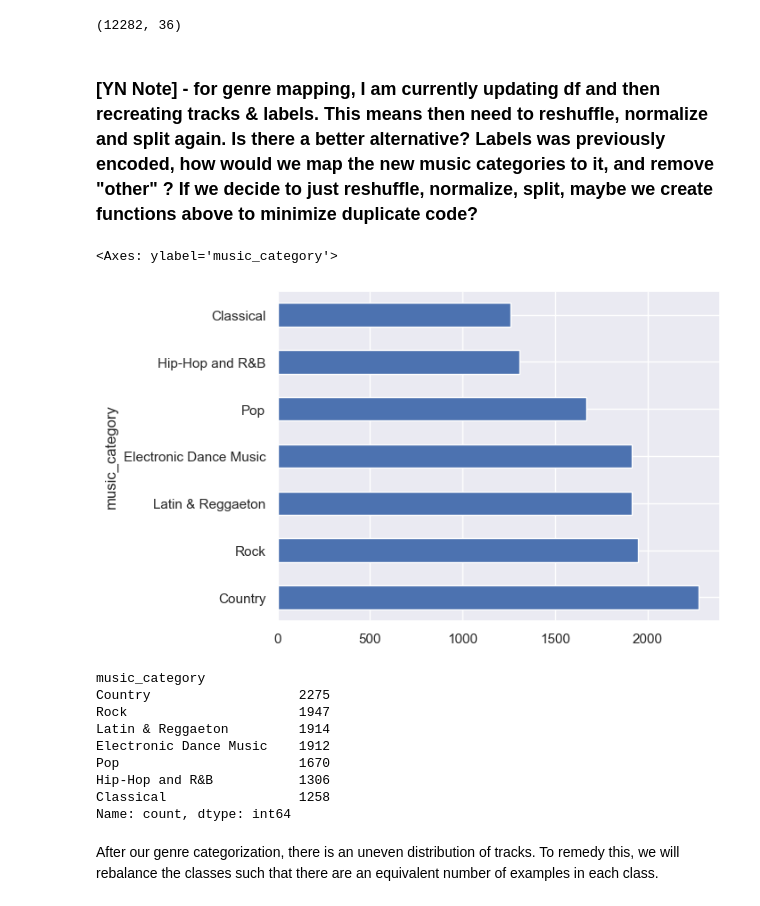
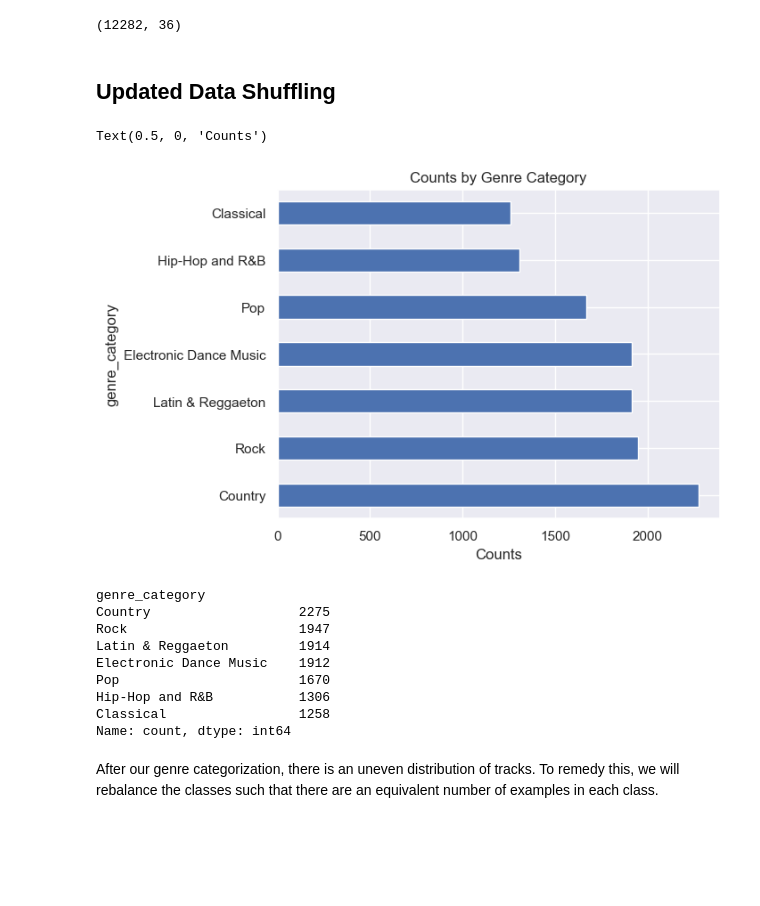
Before and after one commit to ynackash/genre-classification, a Jupyter notebook: main.ipynb, the cells around one changed output. Saved outputs shown, nothing was run; the diff lists cells and outputs as text; code cells hidden in the pictures; blank space fills up the shorter version.

```diff
--- a/main.ipynb
+++ b/main.ipynb
@@ -426,23 +443,25 @@ genre_to_category = {
 }
 
 # Map each track to a category
-df['music_category'] = df['track_genre'].apply(lambda x: genre_to_category.get(x, 'Other'))
+df['genre_category'] = df['track_genre'].apply(lambda x: genre_to_category.get(x, 'Other'))
 
-slim_df = df[df['music_category'] != 'Other']
+slim_df = df[df['genre_category'] != 'Other']
 slim_df.shape
 # %% [output]
 (12282, 36)
 # %% [markdown]
-### [YN Note] - for genre mapping, I am currently updating df and then recreating tracks & labels. This means then need to reshuffle, normalize and split again. Is there a better alternative? Labels was previously encoded, how would we map the new music categories to it, and remove "other" ? If we decide to just reshuffle, normalize, split, maybe we create functions above to minimize duplicate code?
+## Updated Data Shuffling
 # %%
-slim_df['music_category'].value_counts().plot(kind='barh')
+slim_df['genre_category'].value_counts().plot(kind='barh')
+plt.title('Counts by Genre Category')
+plt.xlabel('Counts')
 # %% [output]
-<Axes: ylabel='music_category'>
+Text(0.5, 0, 'Counts')
-[figure, old version]
+[figure, new version]
 # %%
-slim_df['music_category'].value_counts()
+slim_df['genre_category'].value_counts()
 # %% [output]
-music_category
+genre_category
 Country                   2275
 Rock                      1947
 Latin & Reggaeton         1914
```
Also changed, not shown: parts of 36 cells of this notebook.
